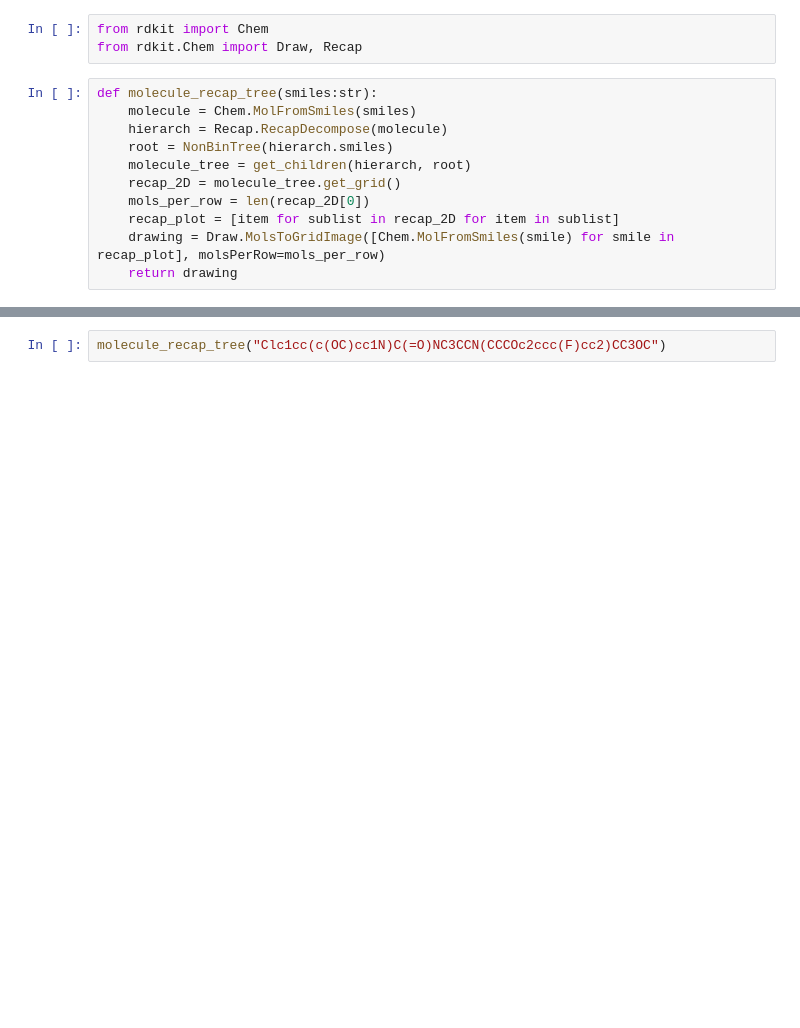
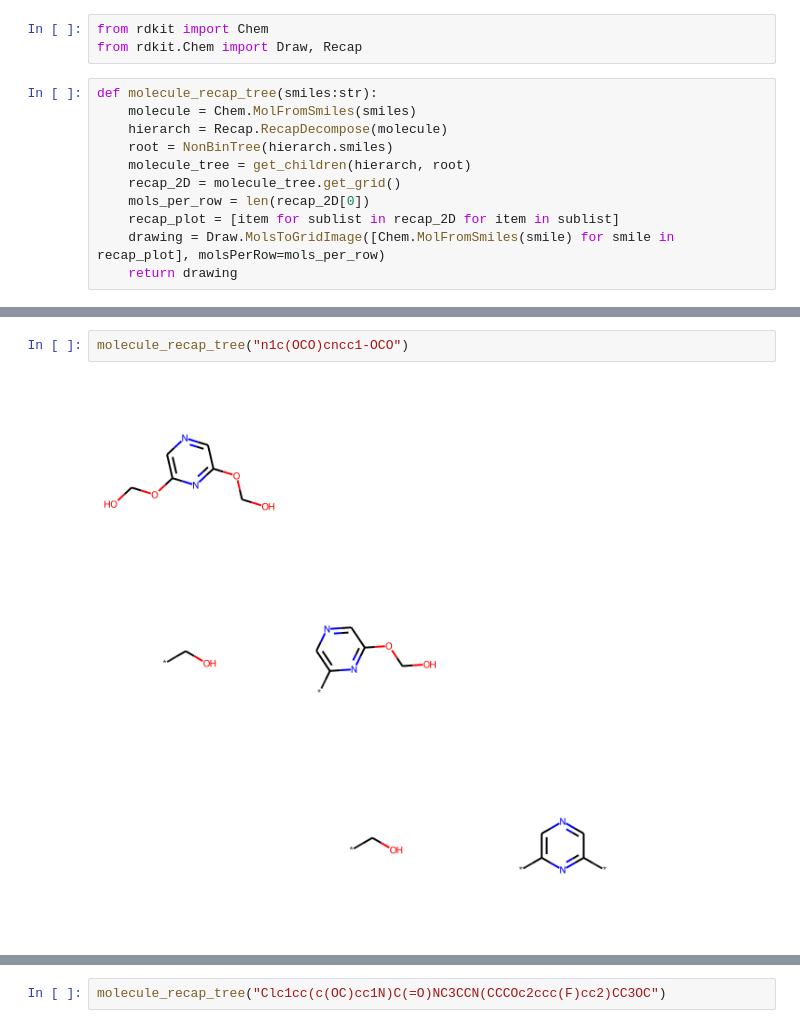
Before and after one commit to bertiewooster/RDKit-playing, a Jupyter notebook: recap_clean.ipynb, the cells around one changed output, grey strips where cells are left out. Cells and saved outputs as stored; diff of their text form; blank space fills up the shorter version.

```diff
--- a/recap_clean.ipynb
+++ b/recap_clean.ipynb
@@ -104,0 +112,4 @@ molecule_recap_tree("c1ccccc1OCCOC(=O)CC")
+# %%
+molecule_recap_tree("n1c(OCO)cncc1-OCO")
+# %% [output]
+[figure, added]
```
Also changed, not shown: parts of 7 cells of this notebook.
